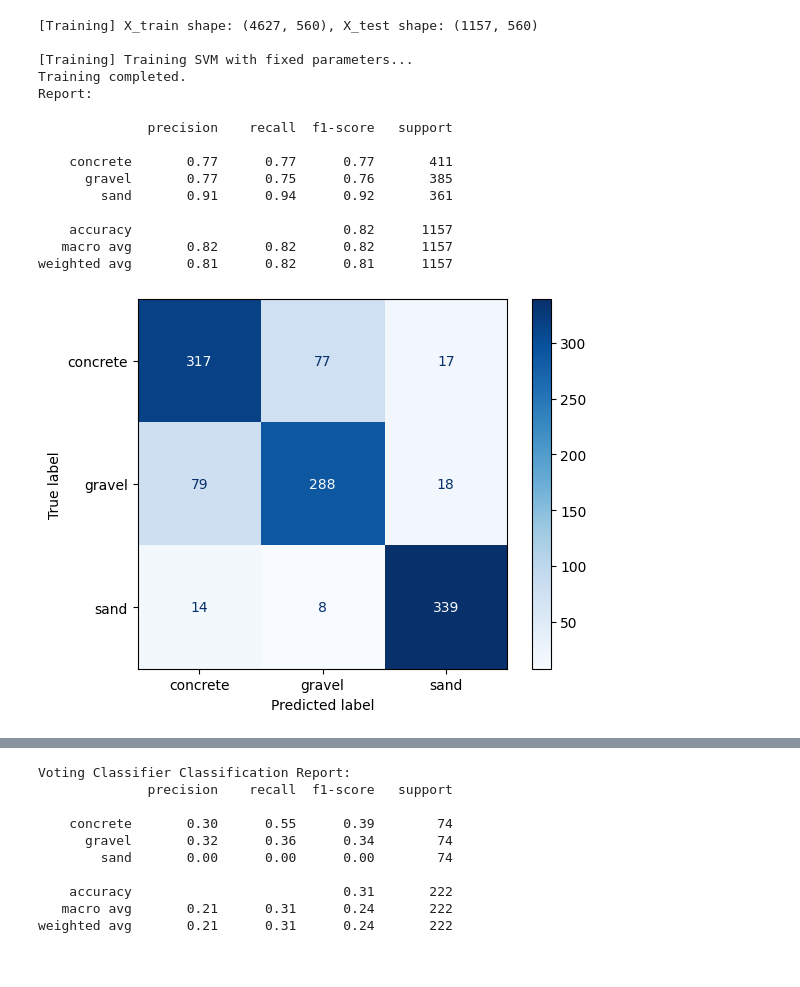
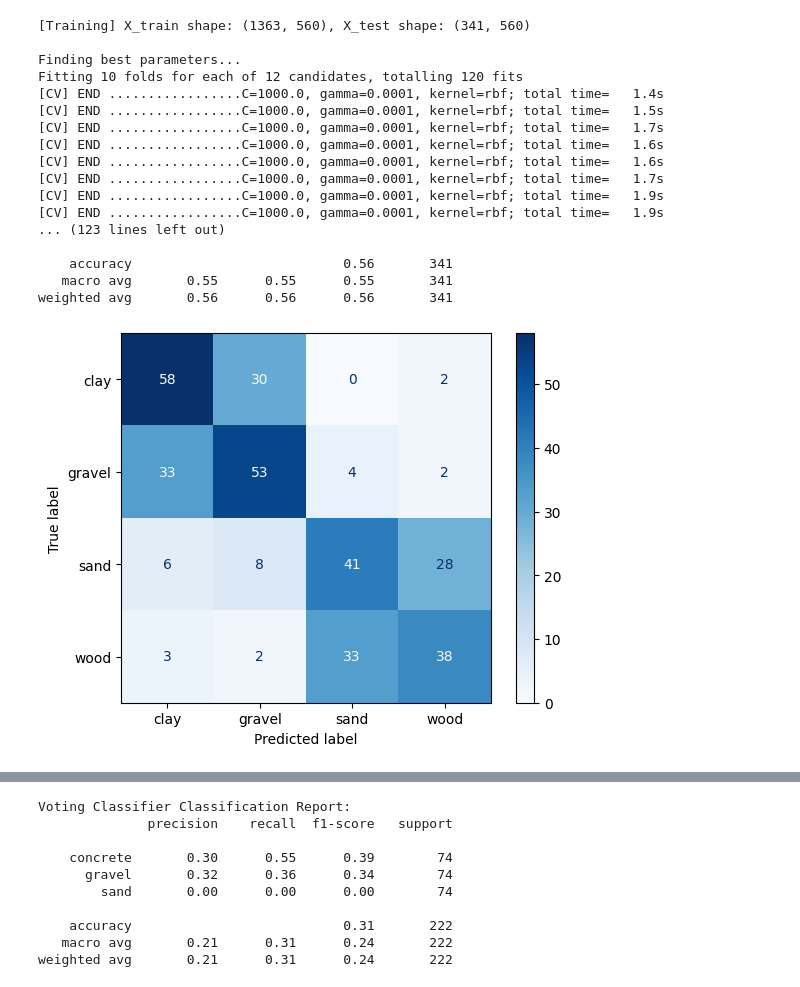
Before and after one commit to brolinA/terrain_property_prediction, a Jupyter notebook: src/training_workbook.ipynb, the cells around one changed output, grey strips where cells are left out. Cells and saved outputs as stored; diff of their text form; code cells hidden in the pictures.

Commit message:
updating training book

```diff
--- a/src/training_workbook.ipynb
+++ b/src/training_workbook.ipynb
@@ -14,11 +14,15 @@ parent_dir = os.path.abspath(os.path.join(os.getcwd(), "terrain_classification")
 files_to_use = {
     # "sand": ["trial1.csv"],
     "sand":     ["trial1.csv", "trial2.csv", "trial3.csv", "trial4.csv", "trial5.csv", "trial6.csv", "trial7.csv"],#, "trial8.csv", ],
-    "concrete": ["trial1.csv", "trial2.csv", "trial3.csv", "trial4.csv", "trial5.csv", "trial6.csv", "trial7.csv"],#, "trial8.csv", ],
+    "wood":   ["trial1.csv", "trial2.csv", "trial3.csv", "trial4.csv", "trial5.csv", "trial6.csv", "trial7.csv"],#, "trial8.csv", ],
+    # "concrete": ["trial1.csv", "trial2.csv", "trial3.csv", "trial4.csv", "trial5.csv", "trial6.csv", "trial7.csv"],#, "trial8.csv", ],
     "gravel":   ["trial1.csv", "trial2.csv", "trial3.csv", "trial4.csv", "trial5.csv", "trial6.csv", "trial7.csv"],#, "trial8.csv", ],
+    "clay":   ["trial1.csv", "trial2.csv", "trial3.csv", "trial4.csv", "trial5.csv", "trial6.csv", "trial7.csv"],#, "trial8.csv", ],
     # "sand": ["trial1.csv", "trial2.csv", "trial3.csv", "trial4.csv"],
+    # "wood": ["trial1.csv", "trial2.csv", "trial3.csv", "trial4.csv"],
     # "concrete": ["trial1.csv", "trial2.csv", "trial3.csv", "trial4.csv"],
     # "gravel": ["trial1.csv", "trial2.csv", "trial3.csv", "trial4.csv"],
+    # "clay": ["trial1.csv", "trial2.csv", "trial3.csv", "trial4.csv"],
 }
 
 data_labels = {}
@@ -85,34 +99,38 @@ original data shape: (5980, 140)
 # %%
 #train with sklearn
 #using python 3.8
 report_dir = os.path.join(parent_dir, "svm_classification")
-# C = [1e3, 1e4, 1e5]
-# gamma = [1e-5, 1e-4, 1e-3]
-C = [1e3]
-gamma = [1e-3]
-svm_classifier.train_classifier(C=C, gamma=gamma, find_best_parameters=False,
+C = [1e3, 1e2, 1e1, 1]
+gamma = [ 1e-4, 1e-2, 1e-3,]
+# C = [1, 1e1, 1e2]
+# gamma = [0.1, 1, 10]
+# C = [10]
+# gamma = [0.001]
+svm_classifier.train_classifier(C=C, gamma=gamma, find_best_parameters=True,
                                 save_model=False, model_file_name="3class_model",
                                 save_report=False, file_path=None)
 
 print("Training completed.")
 print("Report: \n")
 # print(svm_classifier.report)
 svm_classifier.print_classification_report()
 # %% [output]
-[Training] X_train shape: (4627, 560), X_test shape: (1157, 560)
+[Training] X_train shape: (1363, 560), X_test shape: (341, 560)
 
-[Training] Training SVM with fixed parameters...
-Training completed.
-Report:
+Finding best parameters...
+Fitting 10 folds for each of 12 candidates, totalling 120 fits
+[CV] END .................C=1000.0, gamma=0.0001, kernel=rbf; total time=   1.4s
+[CV] END .................C=1000.0, gamma=0.0001, kernel=rbf; total time=   1.5s
+[CV] END .................C=1000.0, gamma=0.0001, kernel=rbf; total time=   1.7s
+[CV] END .................C=1000.0, gamma=0.0001, kernel=rbf; total time=   1.6s
+[CV] END .................C=1000.0, gamma=0.0001, kernel=rbf; total time=   1.6s
+[CV] END .................C=1000.0, gamma=0.0001, kernel=rbf; total time=   1.7s
+[CV] END .................C=1000.0, gamma=0.0001, kernel=rbf; total time=   1.9s
+[CV] END .................C=1000.0, gamma=0.0001, kernel=rbf; total time=   1.9s
+... (123 lines left out)
 
-              precision    recall  f1-score   support
-
-    concrete       0.77      0.77      0.77       411
-      gravel       0.77      0.75      0.76       385
-        sand       0.91      0.94      0.92       361
-
-    accuracy                           0.82      1157
-   macro avg       0.82      0.82      0.82      1157
-weighted avg       0.81      0.82      0.81      1157
+    accuracy                           0.56       341
+   macro avg       0.55      0.55      0.55       341
+weighted avg       0.56      0.56      0.56       341
-[figure, old version]
+[figure, new version]
 # %%
```
Also changed, not shown: parts of 6 cells of this notebook.
